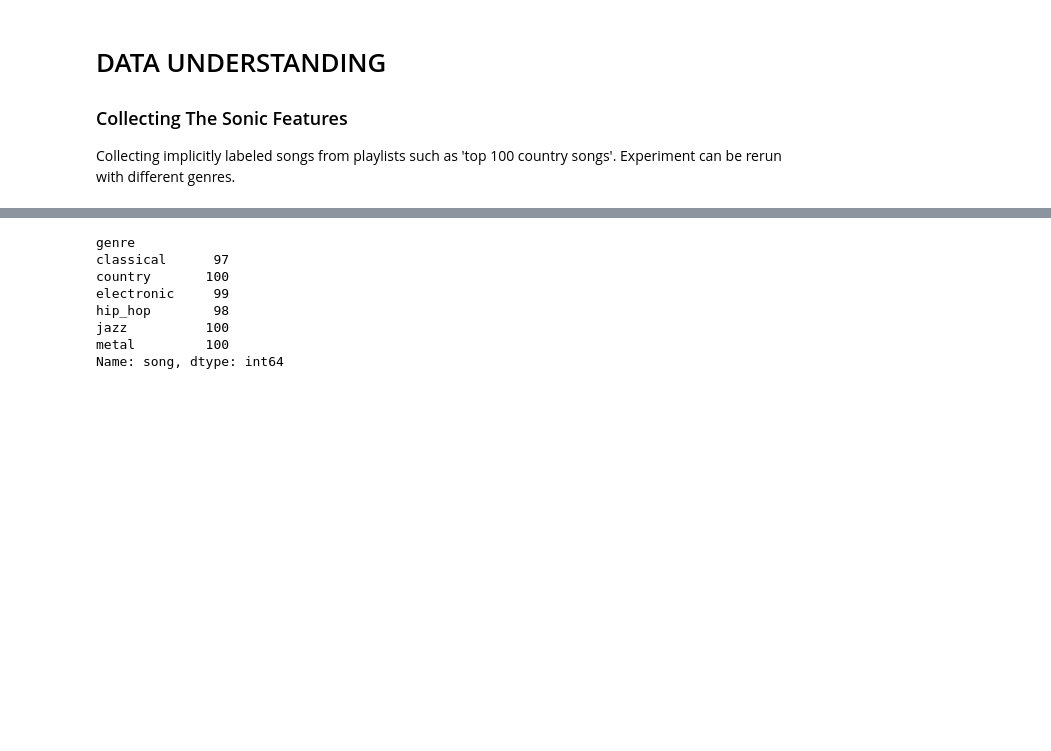
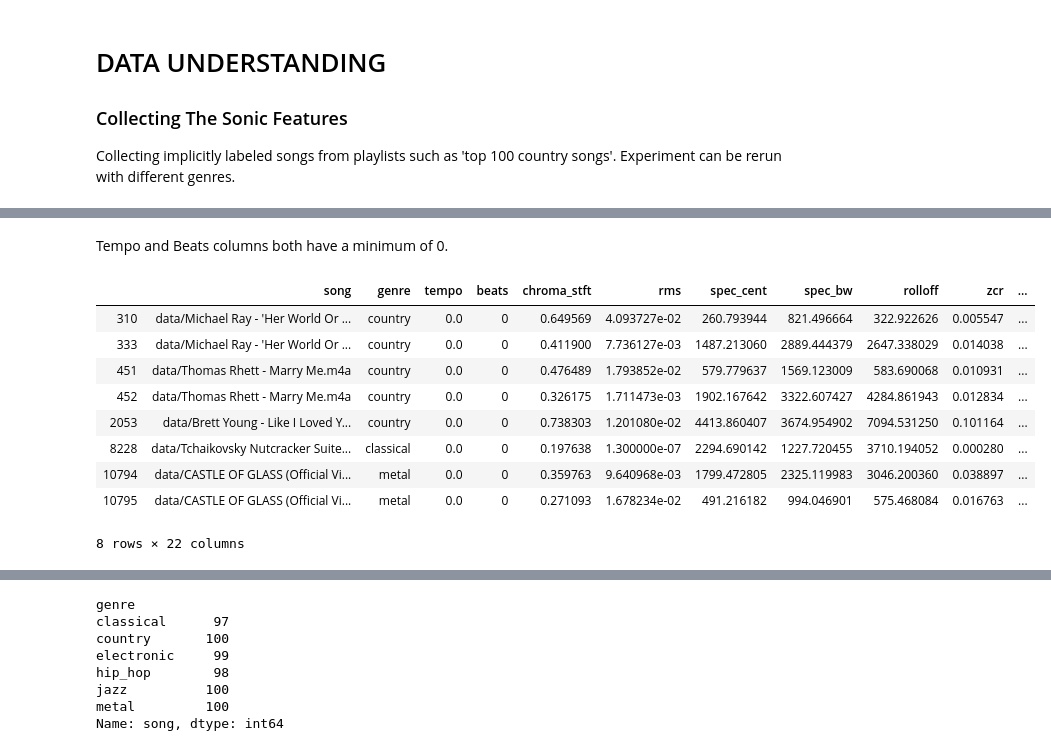
Before and after one commit to Patrickbfuller/classify_genre, a Jupyter notebook: genres.ipynb, the cells around one changed output, grey strips where cells are left out. Saved outputs shown, nothing was run; the diff lists cells and outputs as text; code cells hidden in the pictures; blank space fills up the shorter version.

```diff
--- a/genres.ipynb
+++ b/genres.ipynb
@@ -43,0 +73,15 @@ df = pd.read_json('data/genre_features.json', lines=True)
+# %% [markdown]
+Tempo and Beats columns both have a minimum of 0.
+# %%
+df[df.tempo == 0]
+# %% [output]
+|  | song | genre | tempo | beats | chroma_stft | rms | spec_cent | spec_bw | rolloff | zcr | ... |
+| 310 | data/Michael Ray - 'Her World Or ... | country | 0.0 | 0 | 0.649569 | 4.093727e-02 | 260.793944 | 821.496664 | 322.922626 | 0.005547 | ... |
+| 333 | data/Michael Ray - 'Her World Or ... | country | 0.0 | 0 | 0.411900 | 7.736127e-03 | 1487.213060 | 2889.444379 | 2647.338029 | 0.014038 | ... |
+| 451 | data/Thomas Rhett - Marry Me.m4a | country | 0.0 | 0 | 0.476489 | 1.793852e-02 | 579.779637 | 1569.123009 | 583.690068 | 0.010931 | ... |
+| 452 | data/Thomas Rhett - Marry Me.m4a | country | 0.0 | 0 | 0.326175 | 1.711473e-03 | 1902.167642 | 3322.607427 | 4284.861943 | 0.012834 | ... |
+| 2053 | data/Brett Young - Like I Loved Y... | country | 0.0 | 0 | 0.738303 | 1.201080e-02 | 4413.860407 | 3674.954902 | 7094.531250 | 0.101164 | ... |
+| 8228 | data/Tchaikovsky Nutcracker Suite... | classical | 0.0 | 0 | 0.197638 | 1.300000e-07 | 2294.690142 | 1227.720455 | 3710.194052 | 0.000280 | ... |
+| 10794 | data/CASTLE OF GLASS (Official Vi... | metal | 0.0 | 0 | 0.359763 | 9.640968e-03 | 1799.472805 | 2325.119983 | 3046.200360 | 0.038897 | ... |
+| 10795 | data/CASTLE OF GLASS (Official Vi... | metal | 0.0 | 0 | 0.271093 | 1.678234e-02 | 491.216182 | 994.046901 | 575.468084 | 0.016763 | ... |
+8 rows × 22 columns
```
Also changed, not shown: parts of 16 cells of this notebook.
